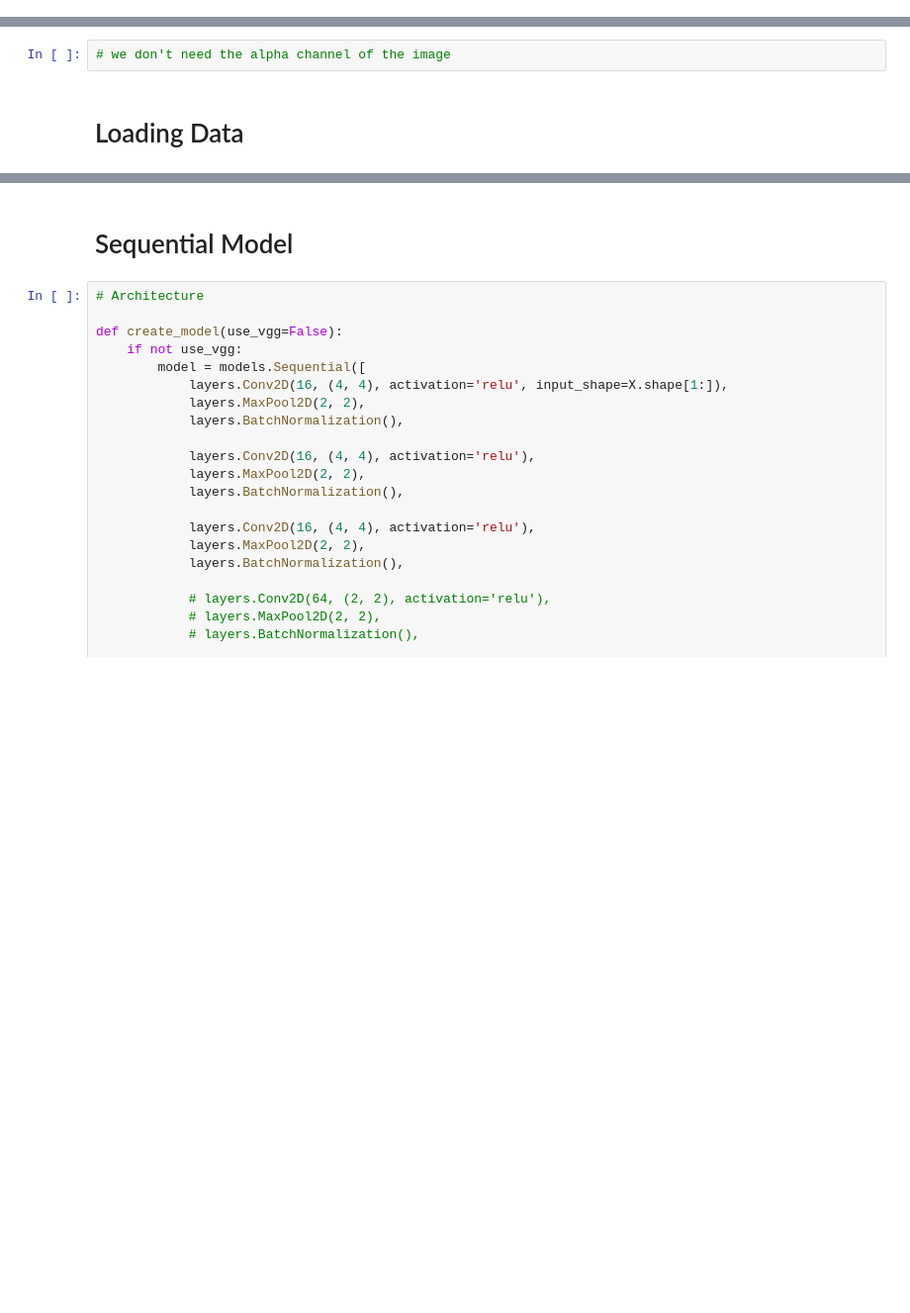
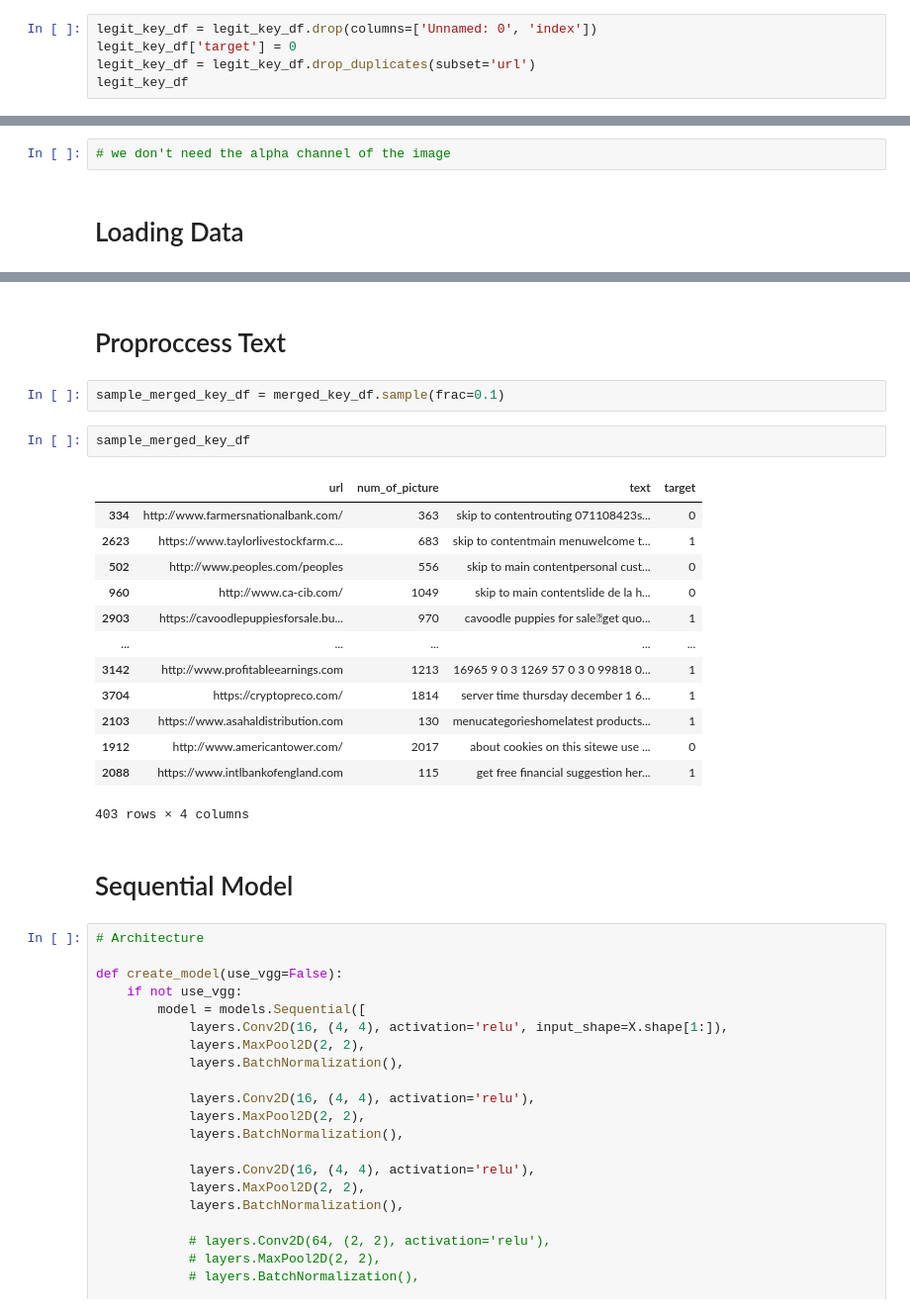
Before and after one commit to Dimitrakis999/Scam_Spotter, a Jupyter notebook: notebooks/modelling/multi-input/cnn-nlp-lr-v1.ipynb, the cells around one changed output, grey strips where cells are left out. Shown at 99% size. Saved outputs shown, nothing was run; the diff lists cells and outputs as text; blank space fills up the shorter version.

```diff
--- a/notebooks/modelling/multi-input/cnn-nlp-lr-v1.ipynb
+++ b/notebooks/modelling/multi-input/cnn-nlp-lr-v1.ipynb
@@ -24,0 +38,5 @@ scam_path = os.path.join(rel_path, 'scam_screenshots')
+# %%
+legit_key_df = legit_key_df.drop(columns=['Unnamed: 0', 'index'])
+legit_key_df['target'] = 0
+legit_key_df = legit_key_df.drop_duplicates(subset='url')
+legit_key_df
@@ -140,3 +228,23 @@ plt.imshow(X[1])
+# %% [markdown]
+# Proproccess Text
+# %%
+sample_merged_key_df = merged_key_df.sample(frac=0.1)
+# %%
+sample_merged_key_df
+# %% [output]
+|  | url | num_of_picture | text | target |
+| 334 | http://www.farmersnationalbank.com/ | 363 | skip to contentrouting 071108423s... | 0 |
+| 2623 | https://www.taylorlivestockfarm.c... | 683 | skip to contentmain menuwelcome t... | 1 |
+| 502 | http://www.peoples.com/peoples | 556 | skip to main contentpersonal cust... | 0 |
+| 960 | http://www.ca-cib.com/ | 1049 | skip to main contentslide de la h... | 0 |
+| 2903 | https://cavoodlepuppiesforsale.bu... | 970 | cavoodle puppies for saleget quo... | 1 |
+| ... | ... | ... | ... | ... |
+| 3142 | http://www.profitableearnings.com | 1213 | 16965 9 0 3 1269 57 0 3 0 99818 0... | 1 |
+| 3704 | https://cryptopreco.com/ | 1814 | server time thursday december 1 6... | 1 |
+| 2103 | https://www.asahaldistribution.com | 130 | menucategorieshomelatest products... | 1 |
+| 1912 | http://www.americantower.com/ | 2017 | about cookies on this sitewe use ... | 0 |
+| 2088 | https://www.intlbankofengland.com | 115 | get free financial suggestion her... | 1 |
+403 rows × 4 columns
 # %% [markdown]
 # Sequential Model
 # %%
```
Also changed, not shown: parts of 25 cells of this notebook.
